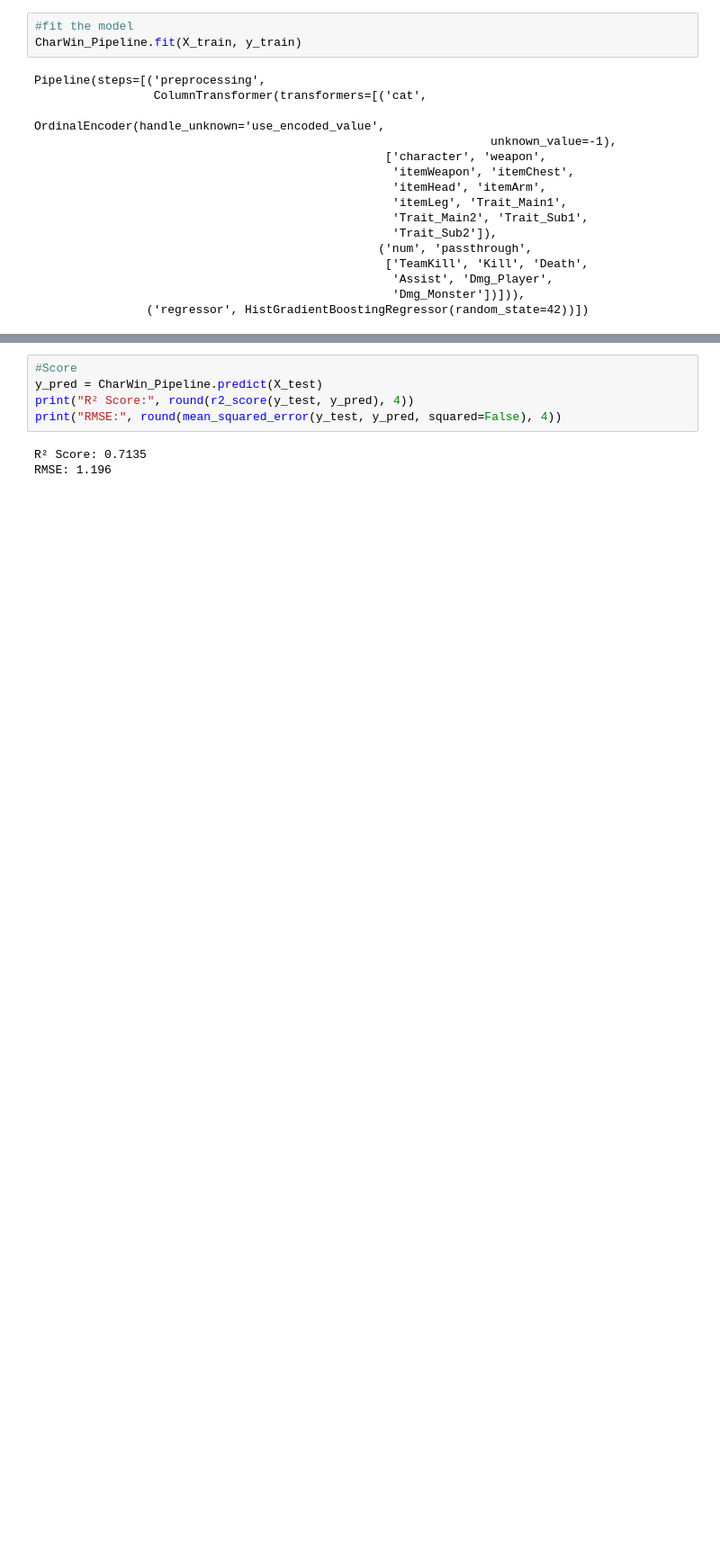
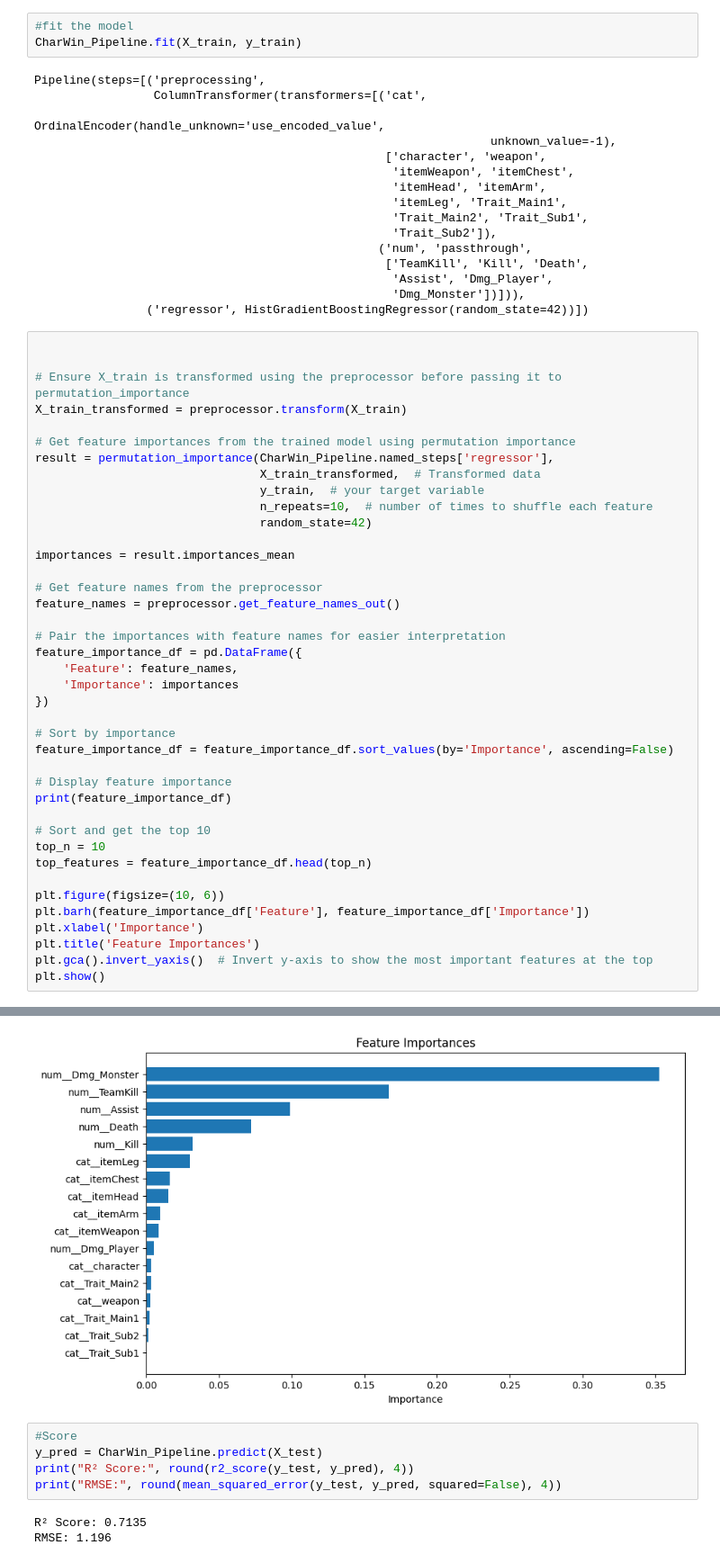
Before and after one commit to ZacZac360/LuminaIslandDossier, a Jupyter notebook: RegressionCharWinRate_Take2.ipynb, the cells around one changed output, grey strips where cells are left out. Shown: that part at 90% size. Drawn from its saved outputs; the diff is of its cells as text; blank space fills up the shorter version.

```diff
--- a/RegressionCharWinRate_Take2.ipynb
+++ b/RegressionCharWinRate_Take2.ipynb
@@ -302,3 +352,44 @@ Pipeline(steps=[('preprocessing',
                                                    'Assist', 'Dmg_Player',
                                                    'Dmg_Monster'])])),
                 ('regressor', HistGradientBoostingRegressor(random_state=42))])
+# %%
+
+
+# Ensure X_train is transformed using the preprocessor before passing it to permutation_importance
+X_train_transformed = preprocessor.transform(X_train)
+
+# Get feature importances from the trained model using permutation importance
+result = permutation_importance(CharWin_Pipeline.named_steps['regressor'],
+                                X_train_transformed,  # Transformed data
+                                y_train,  # your target variable
+                                n_repeats=10,  # number of times to shuffle each feature
+                                random_state=42)
+
+importances = result.importances_mean
+
+# Get feature names from the preprocessor
+feature_names = preprocessor.get_feature_names_out()
+
+# Pair the importances with feature names for easier interpretation
+feature_importance_df = pd.DataFrame({
+    'Feature': feature_names,
+    'Importance': importances
+})
+
+# Sort by importance
+feature_importance_df = feature_importance_df.sort_values(by='Importance', ascending=False)
+
+# Display feature importance
+print(feature_importance_df)
+
+# Sort and get the top 10
+top_n = 10
+top_features = feature_importance_df.head(top_n)
+
+plt.figure(figsize=(10, 6))
+plt.barh(feature_importance_df['Feature'], feature_importance_df['Importance'])
+plt.xlabel('Importance')
+plt.title('Feature Importances')
+plt.gca().invert_yaxis()  # Invert y-axis to show the most important features at the top
+plt.show()
+# %% [output]
@@ -305,3 +414,4 @@ Pipeline(steps=[('preprocessing',
+[figure, added]
 # %%
 #Score
 y_pred = CharWin_Pipeline.predict(X_test)
```
Also changed, not shown: parts of 8 cells of this notebook, 3 other files.
